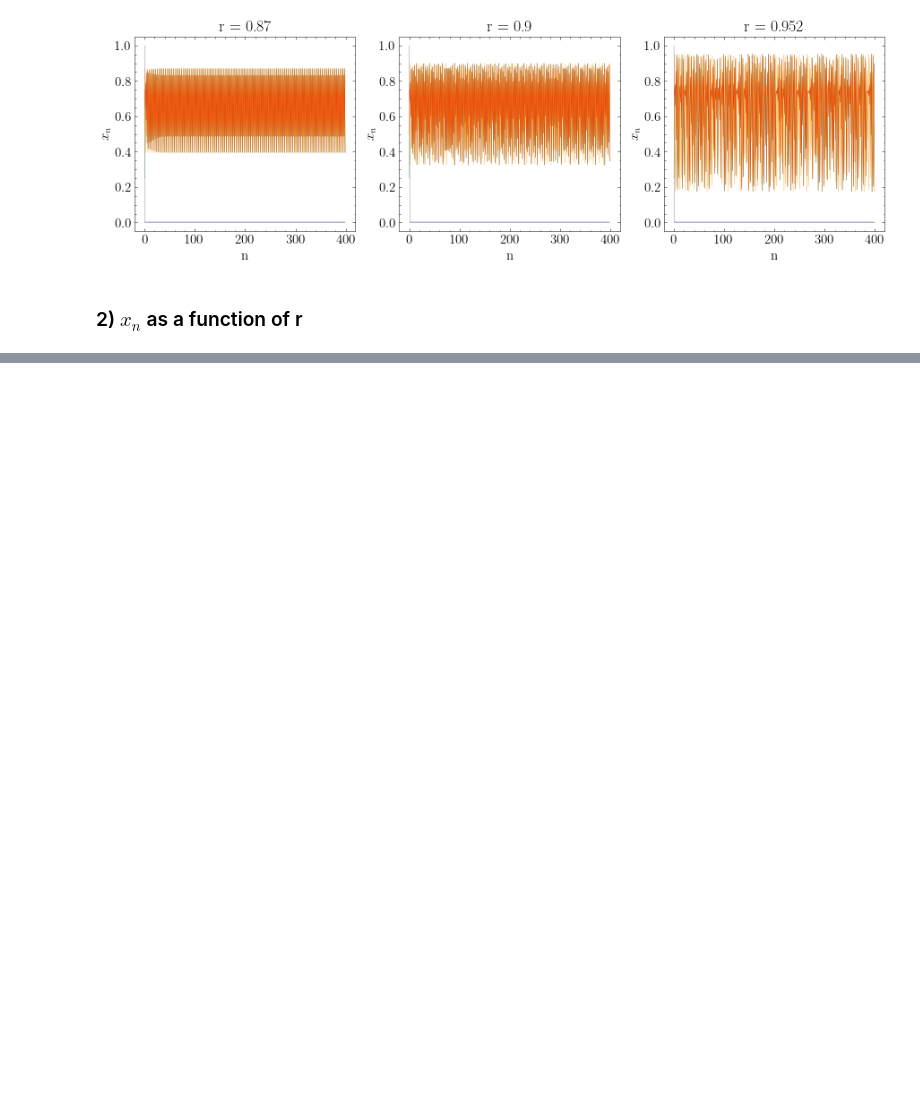
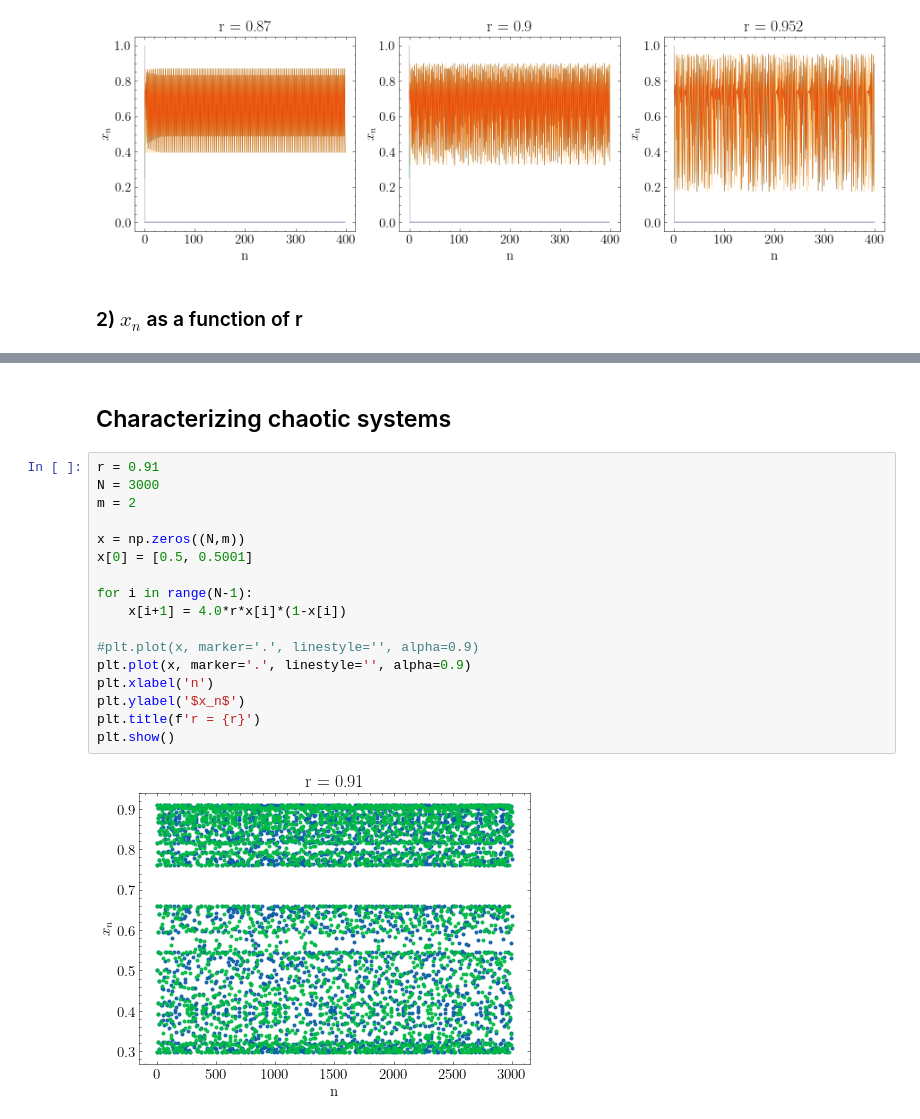
Before and after one commit to franklinzppa/fisica-computacional, a Jupyter notebook: week4.ipynb, the cells around one changed output, grey strips where cells are left out. Drawn from its saved outputs; the diff is of its cells as text; blank space fills up the shorter version.

```diff
--- a/week4.ipynb
+++ b/week4.ipynb
@@ -142,0 +182,21 @@ plt.show()
+# %% [markdown]
+## Characterizing chaotic systems
+# %%
+r = 0.91
+N = 3000
+m = 2
+
+x = np.zeros((N,m))
+x[0] = [0.5, 0.5001]
+
+for i in range(N-1):
+    x[i+1] = 4.0*r*x[i]*(1-x[i])
+
+#plt.plot(x, marker='.', linestyle='', alpha=0.9)
+plt.plot(x, marker='.', linestyle='', alpha=0.9)
+plt.xlabel('n')
+plt.ylabel('$x_n$')
+plt.title(f'r = {r}')
+plt.show()
+# %% [output]
+[figure, added]
```
Also changed, not shown: parts of 7 cells of this notebook.
